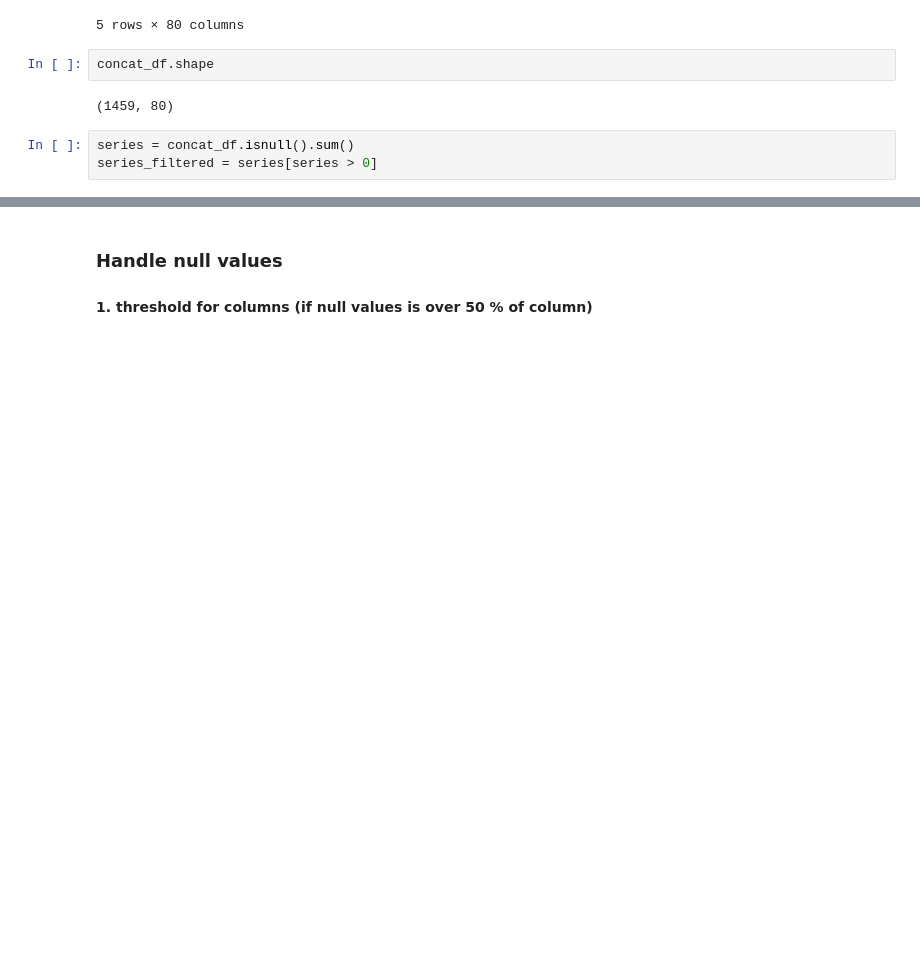
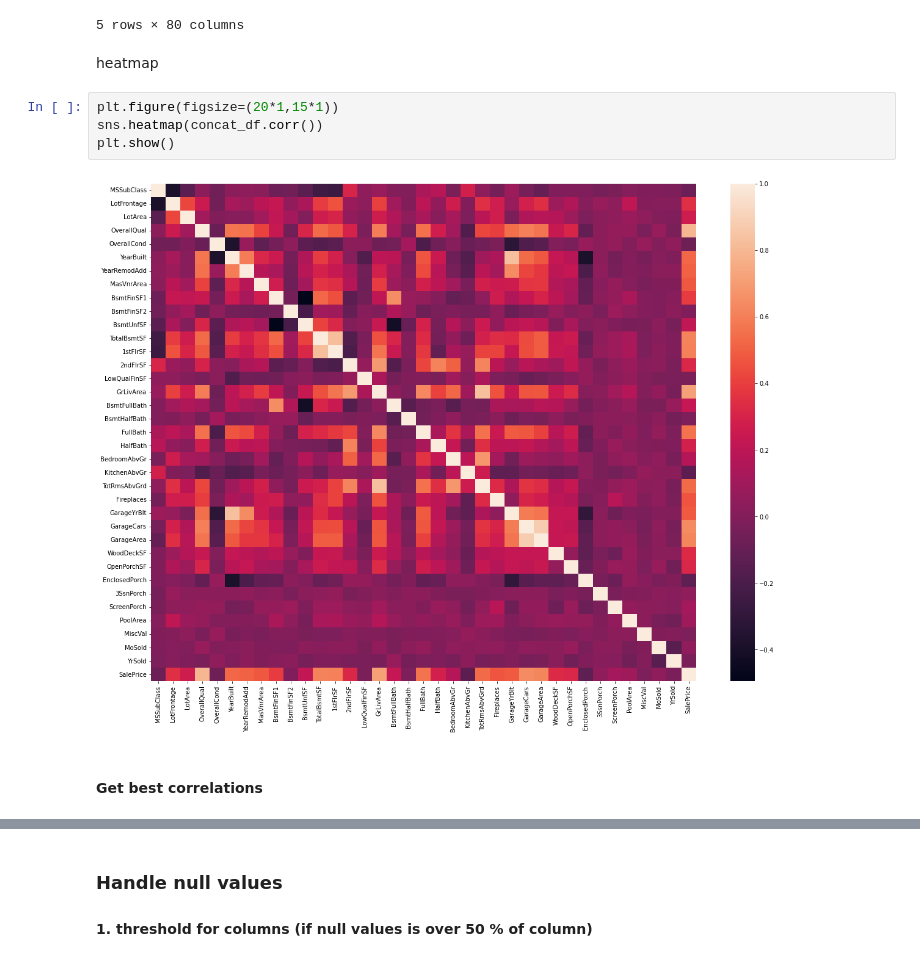
Before and after one commit to AntonMaxen/applied-ai, a Jupyter notebook: assignment_2/regression.ipynb, the cells around one changed output, grey strips where cells are left out. Drawn from its saved outputs; the diff is of its cells as text; blank space fills up the shorter version.

```diff
--- a/assignment_2/regression.ipynb
+++ b/assignment_2/regression.ipynb
@@ -15,10 +23,13 @@ concat_df.head()
 | 3 | 20 | RL | 50.0 | 9405 | Pave | NaN | Reg | Lvl | AllPub | ... |
 | 4 | 50 | RL | 78.0 | 10496 | Pave | NaN | Reg | Lvl | AllPub | ... |
 5 rows × 80 columns
-# %%
-concat_df.shape
-# %% [output]
-(1459, 80)
-# %%
-series = concat_df.isnull().sum()
-series_filtered = series[series > 0]
+# %% [markdown]
+heatmap
+# %%
+plt.figure(figsize=(20*1,15*1))
+sns.heatmap(concat_df.corr())
+plt.show()
+# %% [output]
+[figure, added]
+# %% [markdown]
+#### Get best correlations
```
Also changed, not shown: parts of 21 cells of this notebook, 1 other file.
